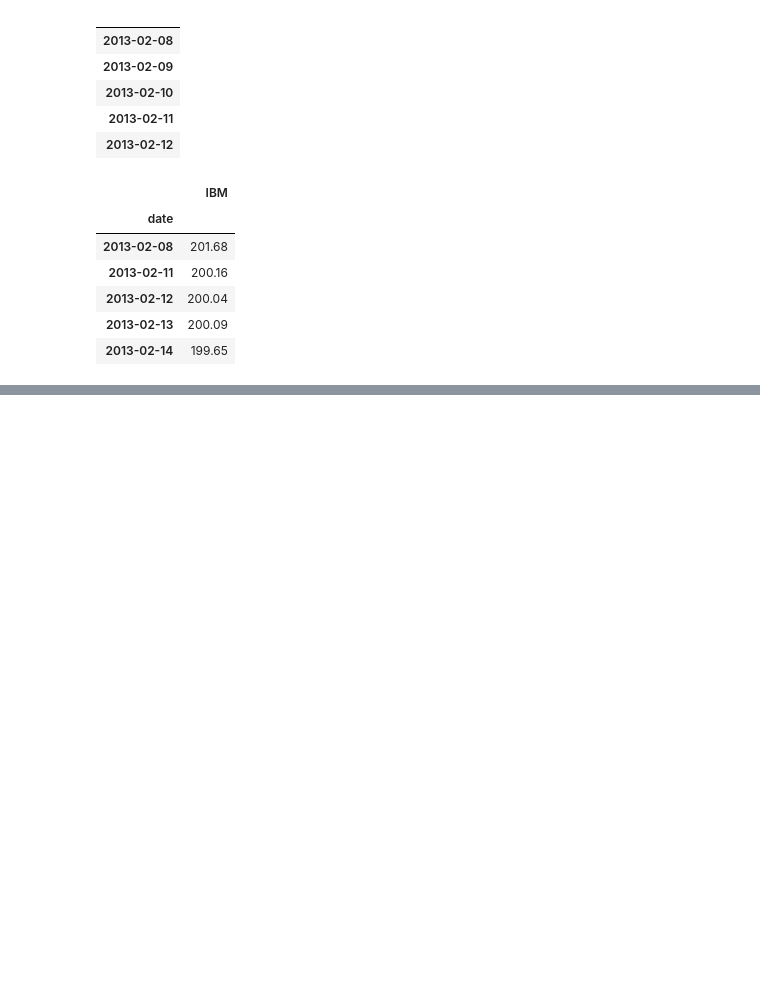
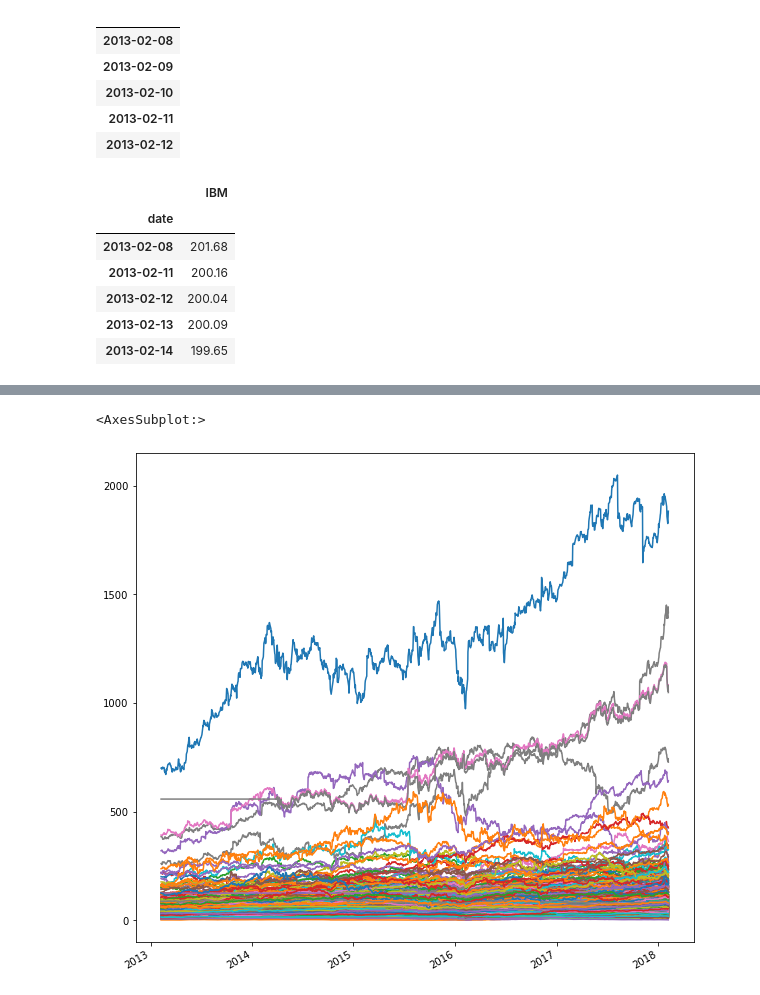
Before and after one commit to kratos2377/stock_trading, a Jupyter notebook: Data_Filtering.ipynb, the cells around one changed output, grey strips where cells are left out. Drawn from its saved outputs; the diff is of its cells as text; code cells hidden in the pictures; blank space fills up the shorter version.

```diff
--- a/Data_Filtering.ipynb
+++ b/Data_Filtering.ipynb
@@ -129,0 +193,3 @@ close2.head()
+# %%
+close_prices.fillna(method='ffill' , inplace=True)
+close_prices.fillna(method='bfill' , inplace=True)
@@ -129,0 +200,5 @@ close2.head()
+# %%
+close_prices.plot(legend=False,figsize=(10,10))
+# %% [output]
+<AxesSubplot:>
+[figure, added]
```
Also changed, not shown: parts of 19 cells of this notebook.
